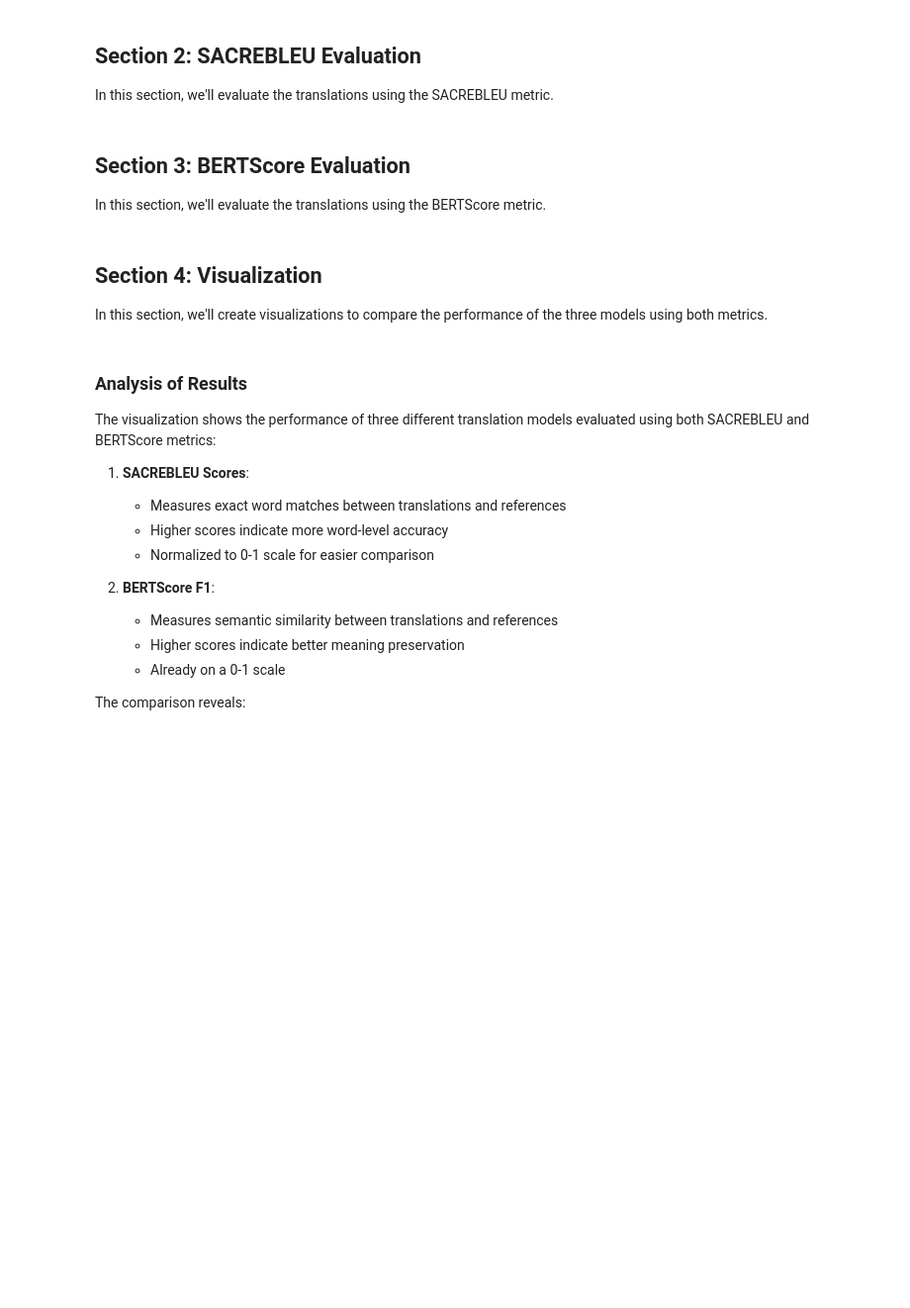
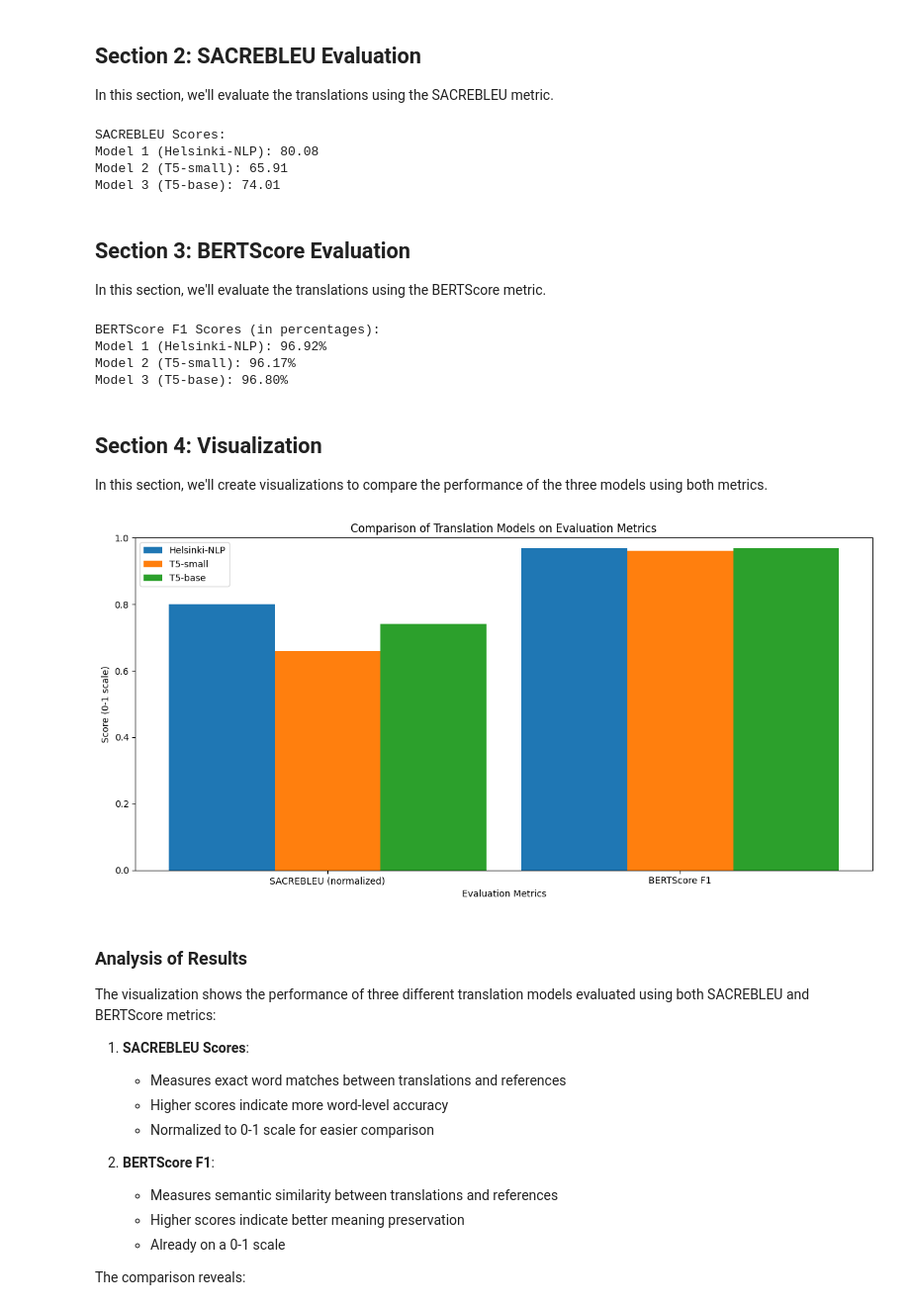
Before and after one commit to linguist89/nmt-exercises, a Jupyter notebook: nmt_notebook_updated.ipynb, the cells around one changed output. Shown at 99% size. Saved outputs shown, nothing was run; the diff lists cells and outputs as text; code cells hidden in the pictures; blank space fills up the shorter version.

```diff
--- a/nmt_notebook_updated.ipynb
+++ b/nmt_notebook_updated.ipynb
@@ -137,5 +139,5 @@ print(f"Dataset size: {len(english_sentences)} sentences")
 # %%
 # Load three different translation models
 model1 = pipeline("translation_en_to_fr", model="Helsinki-NLP/opus-mt-en-fr")
-model2 = pipeline("translation_en_to_fr", model="facebook/mbart-large-50-many-to-many-mmt")
+model2 = pipeline("translation_en_to_fr", model="t5-small")
 model3 = pipeline("translation_en_to_fr", model="t5-base")
@@ -143,9 +151,10 @@ model3 = pipeline("translation_en_to_fr", model="t5-base")
 # Function to translate sentences using a model
 def translate_sentences(model, sentences):
     translations = []
-    for sentence in sentences:
+    for i, sentence in enumerate(sentences):
         translated_text = model(sentence)[0]['translation_text']
         translations.append(translated_text)
+        print(f"Completed sentence {i}/{len(sentences)}")
     return translations
 
 # Generate translations using all three models
@@ -163,14 +190,19 @@ In this section, we'll evaluate the translations using the SACREBLEU metric.
 bleu_metric = evaluate.load("sacrebleu")
 
 # Calculate BLEU scores for each model
-bleu_score1 = bleu_metric.compute(predictions=translations_model1, references=[french_references])
-bleu_score2 = bleu_metric.compute(predictions=translations_model2, references=[french_references])
-bleu_score3 = bleu_metric.compute(predictions=translations_model3, references=[french_references])
+bleu_score1 = bleu_metric.compute(predictions=translations_model1, references=french_references)
+bleu_score2 = bleu_metric.compute(predictions=translations_model2, references=french_references)
+bleu_score3 = bleu_metric.compute(predictions=translations_model3, references=french_references)
 
 print("SACREBLEU Scores:")
 print(f"Model 1 (Helsinki-NLP): {bleu_score1['score']:.2f}")
-print(f"Model 2 (mBART): {bleu_score2['score']:.2f}")
-print(f"Model 3 (T5): {bleu_score3['score']:.2f}")
+print(f"Model 2 (T5-small): {bleu_score2['score']:.2f}")
+print(f"Model 3 (T5-base): {bleu_score3['score']:.2f}")
+# %% [output]
+SACREBLEU Scores:
+Model 1 (Helsinki-NLP): 80.08
+Model 2 (T5-small): 65.91
+Model 3 (T5-base): 74.01
 # %% [markdown]
 ## Section 3: BERTScore Evaluation
 
@@ -189,10 +221,15 @@ avg_f1_1 = sum(bert_results1['f1']) / len(bert_results1['f1'])
 avg_f1_2 = sum(bert_results2['f1']) / len(bert_results2['f1'])
 avg_f1_3 = sum(bert_results3['f1']) / len(bert_results3['f1'])
 
-print("BERTScore F1 Scores:")
-print(f"Model 1 (Helsinki-NLP): {avg_f1_1:.4f}")
-print(f"Model 2 (mBART): {avg_f1_2:.4f}")
-print(f"Model 3 (T5): {avg_f1_3:.4f}")
+print("BERTScore F1 Scores (in percentages):")
+print(f"Model 1 (Helsinki-NLP): {avg_f1_1 * 100:.2f}%")
+print(f"Model 2 (T5-small): {avg_f1_2 * 100:.2f}%")
+print(f"Model 3 (T5-base): {avg_f1_3 * 100:.2f}%")
+# %% [output]
+BERTScore F1 Scores (in percentages):
+Model 1 (Helsinki-NLP): 96.92%
+Model 2 (T5-small): 96.17%
+Model 3 (T5-base): 96.80%
 # %% [markdown]
 ## Section 4: Visualization
 
@@ -200,35 +237,40 @@ In this section, we'll create visualizations to compare the performance of the t
 # %%
 # Normalize BLEU scores to 0-1 range for comparison
 bleu1_norm = bleu_score1['score'] / 100
 bleu2_norm = bleu_score2['score'] / 100
 bleu3_norm = bleu_score3['score'] / 100
 
 # Set up the comparison data
-models = ['Helsinki-NLP', 'mBART', 'T5']
-bleu_scores = [bleu1_norm, bleu2_norm, bleu3_norm]
-bert_scores = [avg_f1_1, avg_f1_2, avg_f1_3]
+models = ['Helsinki-NLP', 'T5-small', 'T5-base']
+metrics = ['SACREBLEU (normalized)', 'BERTScore F1']
+scores = [
+    [bleu1_norm, avg_f1_1],
+    [bleu2_norm, avg_f1_2],
+    [bleu3_norm, avg_f1_3]
+]
 
 # Set width of bars
 barWidth = 0.3
-r1 = np.arange(len(models))
-r2 = [x + barWidth for x in r1]
+r = np.arange(len(metrics))
 
-# Create the bars
+# Create the bars for each model
 plt.figure(figsize=(12, 6))
-plt.bar(r1, bleu_scores, width=barWidth, label='SACREBLEU (normalized)')
-plt.bar(r2, bert_scores, width=barWidth, label='BERTScore F1')
+for i, model in enumerate(models):
+    plt.bar(r + i * barWidth, scores[i], width=barWidth, label=model)
 
 # Add labels and title
-plt.xlabel('Translation Models')
+plt.xlabel('Evaluation Metrics')
 plt.ylabel('Score (0-1 scale)')
-plt.title('Comparison of Translation Models using SACREBLEU and BERTScore')
-plt.xticks([r + barWidth/2 for r in range(len(models))], models)
+plt.title('Comparison of Translation Models on Evaluation Metrics')
+plt.xticks(r + barWidth, metrics)
 plt.ylim(0, 1.0)
 plt.legend()
 
 # Display the plot
 plt.tight_layout()
 plt.show()
+# %% [output]
+[figure, added]
 # %% [markdown]
 ### Analysis of Results
 
```
Also changed, not shown: parts of 3 cells of this notebook.
